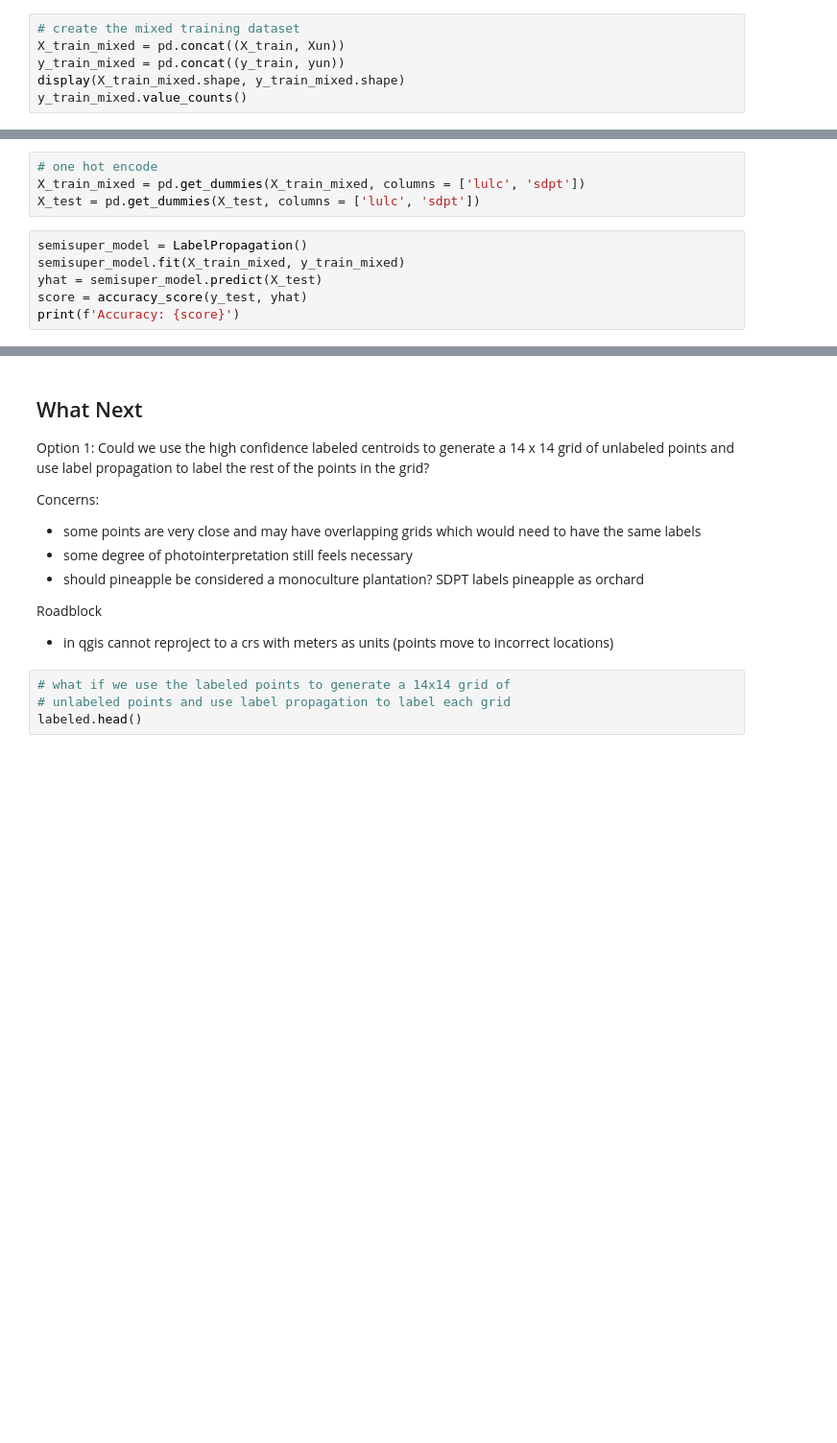
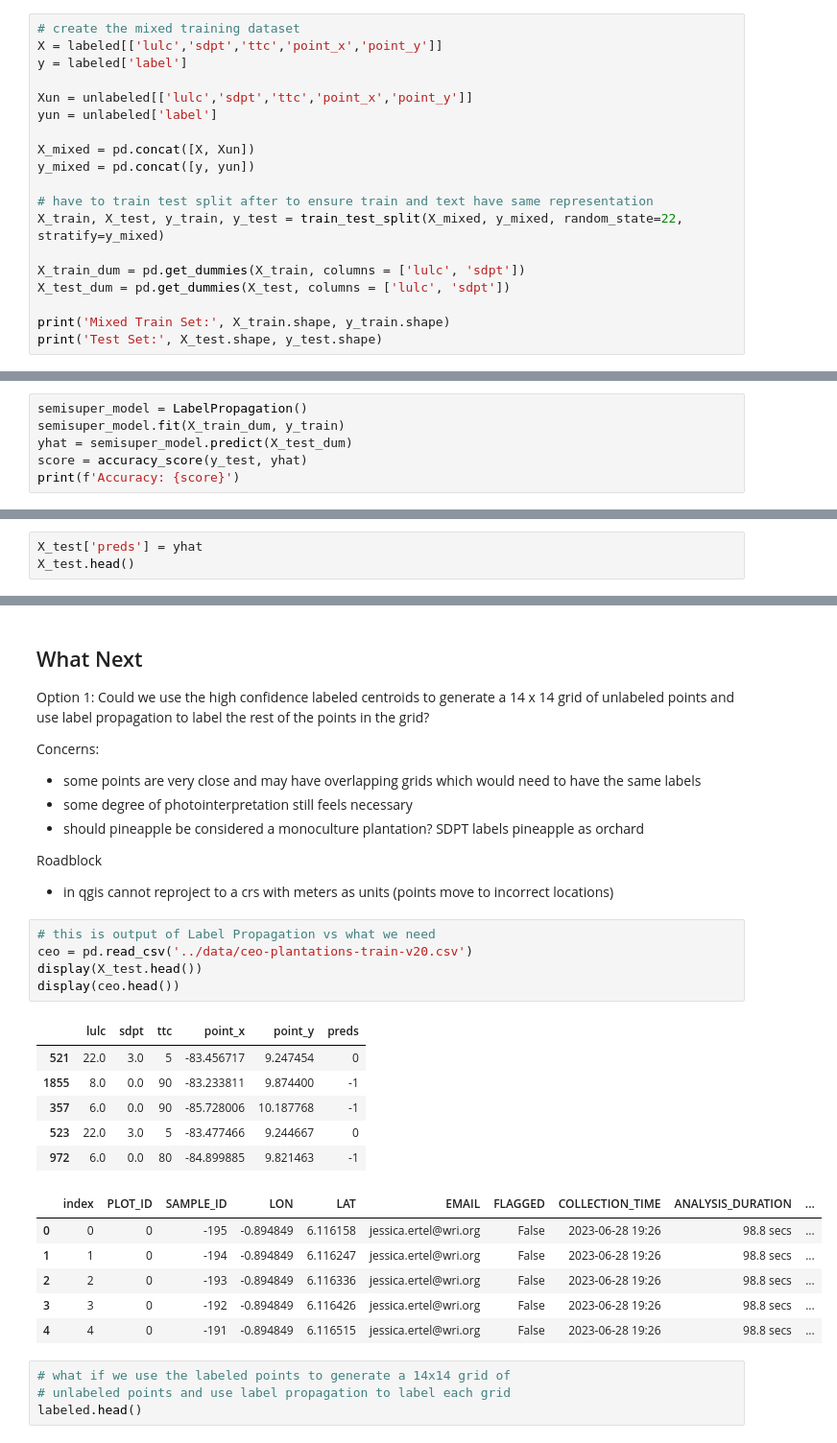
Before and after one commit to wri/plantation_classifier, a Jupyter notebook: notebooks/label_propagation.ipynb, the cells around one changed output, grey strips where cells are left out. Shown at 96% size. Cells and saved outputs as stored; diff of their text form; blank space fills up the shorter version.

```diff
--- a/notebooks/label_propagation.ipynb
+++ b/notebooks/label_propagation.ipynb
@@ -256,7 +517,20 @@ Accuracy: 1.0
 # %%
 # create the mixed training dataset
-X_train_mixed = pd.concat((X_train, Xun))
-y_train_mixed = pd.concat((y_train, yun))
-display(X_train_mixed.shape, y_train_mixed.shape)
-y_train_mixed.value_counts()
+X = labeled[['lulc','sdpt','ttc','point_x','point_y']]
+y = labeled['label']
+
+Xun = unlabeled[['lulc','sdpt','ttc','point_x','point_y']]
+yun = unlabeled['label']
+
+X_mixed = pd.concat([X, Xun])
+y_mixed = pd.concat([y, yun])
+
+# have to train test split after to ensure train and text have same representation
+X_train, X_test, y_train, y_test = train_test_split(X_mixed, y_mixed, random_state=22, stratify=y_mixed)
+
+X_train_dum = pd.get_dummies(X_train, columns = ['lulc', 'sdpt'])
+X_test_dum = pd.get_dummies(X_test, columns = ['lulc', 'sdpt'])
+
+print('Mixed Train Set:', X_train.shape, y_train.shape)
+print('Test Set:', X_test.shape, y_test.shape)
 # %% [output]
@@ -270,10 +539,6 @@ Name: label, dtype: int64
-# %%
-# one hot encode
-X_train_mixed = pd.get_dummies(X_train_mixed, columns = ['lulc', 'sdpt'])
-X_test = pd.get_dummies(X_test, columns = ['lulc', 'sdpt'])
 # %%
 semisuper_model = LabelPropagation()
-semisuper_model.fit(X_train_mixed, y_train_mixed)
-yhat = semisuper_model.predict(X_test)
+semisuper_model.fit(X_train_dum, y_train)
+yhat = semisuper_model.predict(X_test_dum)
 score = accuracy_score(y_test, yhat)
 print(f'Accuracy: {score}')
@@ -279,0 +547,3 @@ print(f'Accuracy: {score}')
+# %%
+X_test['preds'] = yhat
+X_test.head()
@@ -307,6 +589,24 @@ Concerns:
 
 Roadblock
 - in qgis cannot reproject to a crs with meters as units (points move to incorrect locations)
+# %%
+# this is output of Label Propagation vs what we need
+ceo = pd.read_csv('../data/ceo-plantations-train-v20.csv')
+display(X_test.head())
+display(ceo.head())
+# %% [output]
+|  | lulc | sdpt | ttc | point_x | point_y | preds |
+| 521 | 22.0 | 3.0 | 5 | -83.456717 | 9.247454 | 0 |
+| 1855 | 8.0 | 0.0 | 90 | -83.233811 | 9.874400 | -1 |
+| 357 | 6.0 | 0.0 | 90 | -85.728006 | 10.187768 | -1 |
+| 523 | 22.0 | 3.0 | 5 | -83.477466 | 9.244667 | 0 |
+| 972 | 6.0 | 0.0 | 80 | -84.899885 | 9.821463 | -1 |
+|  | index | PLOT_ID | SAMPLE_ID | LON | LAT | EMAIL | FLAGGED | COLLECTION_TIME | ANALYSIS_DURATION | ... |
+| 0 | 0 | 0 | -195 | -0.894849 | 6.116158 | jessica.ertel@wri.org | False | 2023-06-28 19:26 | 98.8 secs | ... |
+| 1 | 1 | 0 | -194 | -0.894849 | 6.116247 | jessica.ertel@wri.org | False | 2023-06-28 19:26 | 98.8 secs | ... |
+| 2 | 2 | 0 | -193 | -0.894849 | 6.116336 | jessica.ertel@wri.org | False | 2023-06-28 19:26 | 98.8 secs | ... |
+| 3 | 3 | 0 | -192 | -0.894849 | 6.116426 | jessica.ertel@wri.org | False | 2023-06-28 19:26 | 98.8 secs | ... |
+| 4 | 4 | 0 | -191 | -0.894849 | 6.116515 | jessica.ertel@wri.org | False | 2023-06-28 19:26 | 98.8 secs | ... |
 # %%
 # what if we use the labeled points to generate a 14x14 grid of
 # unlabeled points and use label propagation to label each grid
```
Also changed, not shown: parts of 53 cells of this notebook.
